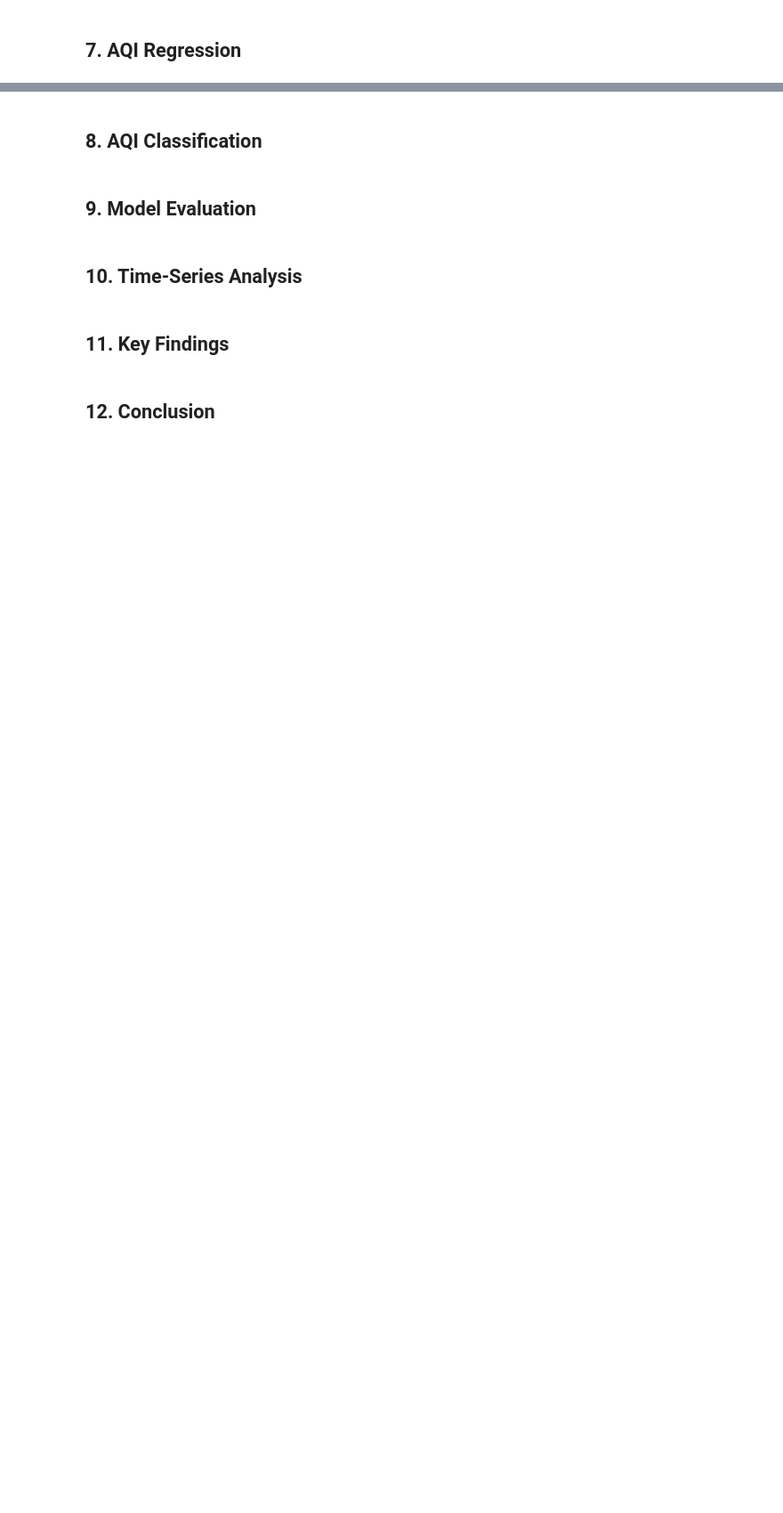
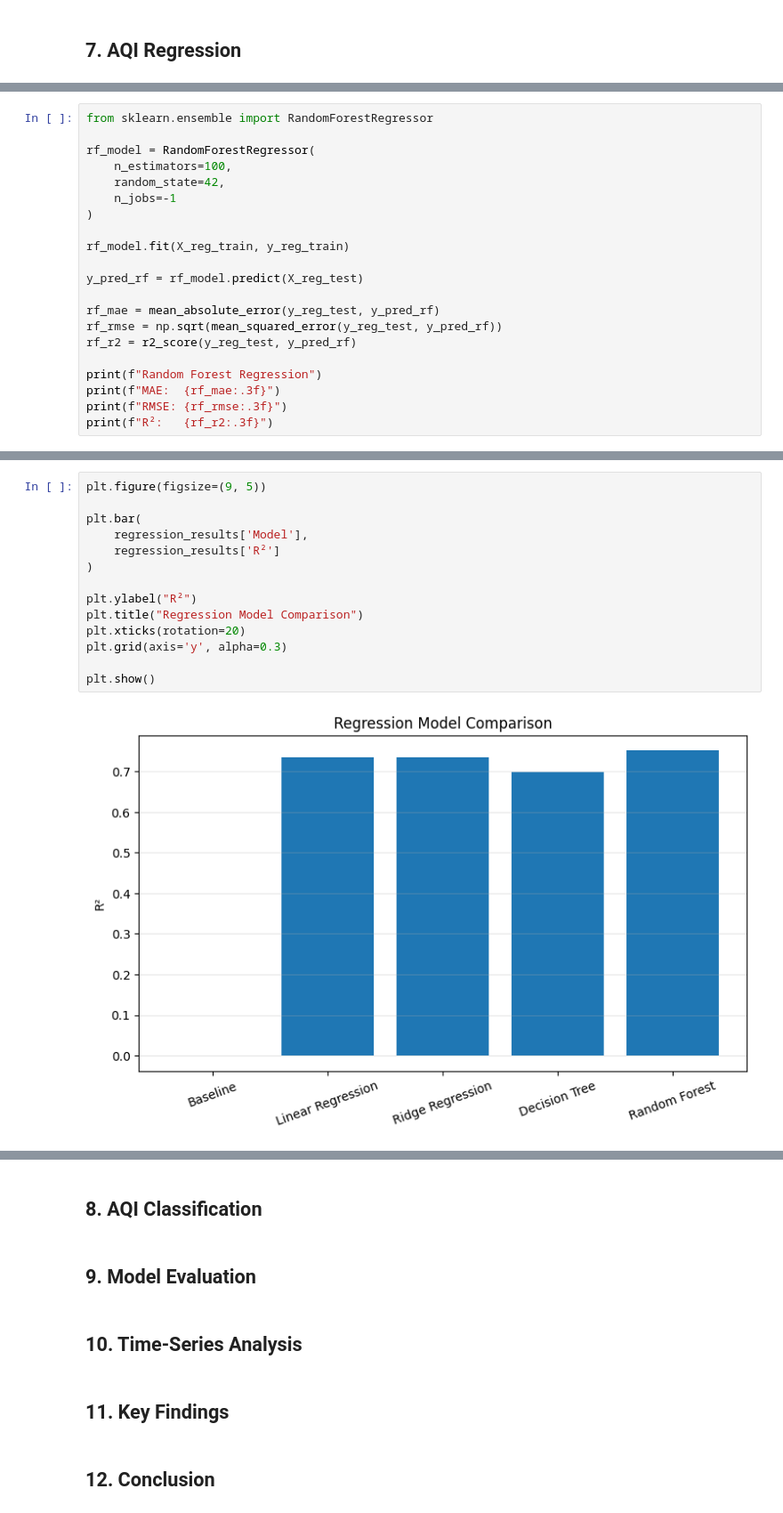
Before and after one commit to shefali-walia/india-air-quality-analysis, a Jupyter notebook: India_Air_Quality_Analysis.ipynb, the cells around one changed output, grey strips where cells are left out. Shown at 89% size. Cells and saved outputs as stored; diff of their text form; blank space fills up the shorter version.

```diff
--- a/India_Air_Quality_Analysis.ipynb
+++ b/India_Air_Quality_Analysis.ipynb
@@ -822,0 +1117,21 @@ The modelling sections will now establish simple baselines before comparing more
+# %%
+from sklearn.ensemble import RandomForestRegressor
+
+rf_model = RandomForestRegressor(
+    n_estimators=100,
+    random_state=42,
+    n_jobs=-1
+)
+
+rf_model.fit(X_reg_train, y_reg_train)
+
+y_pred_rf = rf_model.predict(X_reg_test)
+
+rf_mae = mean_absolute_error(y_reg_test, y_pred_rf)
+rf_rmse = np.sqrt(mean_squared_error(y_reg_test, y_pred_rf))
+rf_r2 = r2_score(y_reg_test, y_pred_rf)
+
+print(f"Random Forest Regression")
+print(f"MAE:  {rf_mae:.3f}")
+print(f"RMSE: {rf_rmse:.3f}")
+print(f"R²:   {rf_r2:.3f}")
@@ -822,0 +1193,16 @@ The modelling sections will now establish simple baselines before comparing more
+# %%
+plt.figure(figsize=(9, 5))
+
+plt.bar(
+    regression_results['Model'],
+    regression_results['R²']
+)
+
+plt.ylabel("R²")
+plt.title("Regression Model Comparison")
+plt.xticks(rotation=20)
+plt.grid(axis='y', alpha=0.3)
+
+plt.show()
+# %% [output]
+[figure, added]
```
Also changed, not shown: parts of 30 cells of this notebook.
